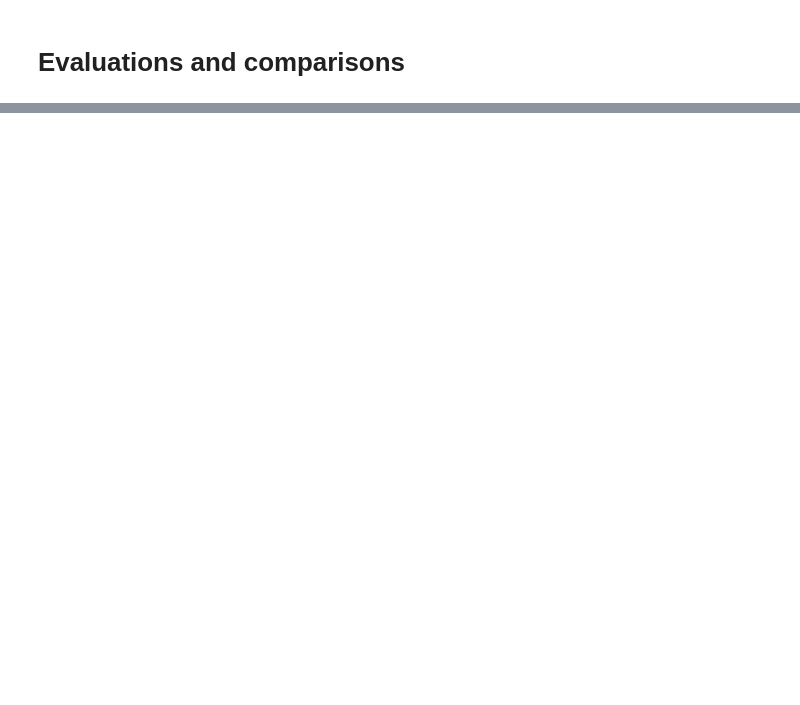
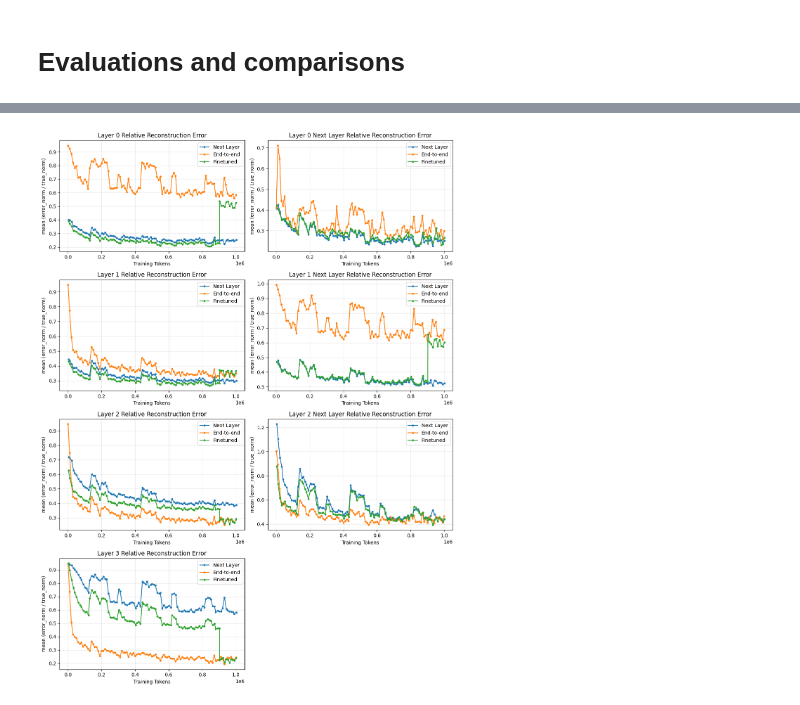
Before and after one commit to evan-lloyd/mechinterp-experiments, a Jupyter notebook: next_layer_sae/e2e_demo.ipynb, the cells around one changed output, grey strips where cells are left out. Drawn from its saved outputs; the diff is of its cells as text; code cells hidden in the pictures; blank space fills up the shorter version.

Commit message:
finetuning, plot training evals

```diff
--- a/next_layer_sae/e2e_demo.ipynb
+++ b/next_layer_sae/e2e_demo.ipynb
@@ -139,10 +142,11 @@ training_config = {
     method: TrainingConfig(
         tokenizer_batch_size=TOKENIZER_BATCH_SIZE,
         training_batch_size=TRAINING_BATCH_SIZE,
-        num_train_tokens=int(1e6),
+        e2e_batch_size=E2E_BATCH_SIZE,
+        num_train_tokens=NUM_TRAINING_TOKENS,
         dense_weight=0.0,
         idempotency_weight=0.0,
-        eval_interval=int(1e5),
+        eval_interval=int(1e4),
         train_layers=list(range(model.config.num_layers)),
         lr=1e-3,
         use_next_layer_sae=method is TrainingMethod.next_layer,
@@ -152,9 +156,12 @@ training_config = {
         balance_reconstruction_losses=method is TrainingMethod.next_layer,
         use_weighted_mask=False,
         method=method,
+        finetune_fraction=0.10 if method is TrainingMethod.finetuned else None,
     )
     for method in TrainingMethod
 }
+
+training_results = {}
 # %%
 import os
 
@@ -188,7 +195,7 @@ if VALIDATION_CACHE_DIR and (
 # %% [markdown]
 ## Next-layer auxiliary loss (my method)
 # %%
-train(
+training_results[TrainingMethod.next_layer] = train(
     model,
     tokenizer,
     saes[TrainingMethod.next_layer],
@@ -211,6 +217,6 @@ Recreation of the method SAE_e2e+ds from
 > Braun, Dan, Jordan Taylor, Nicholas Goldowsky-Dill, and Lee Sharkey. 2024. “Identifying Functionally Important Features with End-to-End Sparse Dictionary Learning.” arXiv [Cs.LG]. arXiv. http://arxiv.org/abs/2405.12241.
 # %%
-train(
+training_results[TrainingMethod.e2e] = train(
     model,
     tokenizer,
     saes[TrainingMethod.e2e],
@@ -231,6 +238,6 @@ Recreation of the KL fine-tuning method from
 > Karvonen, Adam. 2025. “Revisiting End-to-End Sparse Autoencoder Training: A Short Finetune Is All You Need.” arXiv [Cs.LG]. arXiv. http://arxiv.org/abs/2503.17272.
 # %%
-train(
+training_results[TrainingMethod.finetuned] = train(
     model,
     tokenizer,
     saes[TrainingMethod.finetuned],
@@ -409,0 +280,45 @@ for key in all_evals.keys():
+# %%
+# Get all layers from the training results
+layers = set()
+for method in training_results:
+    layers.update(training_results[method].keys())
+layers = sorted(layers)
+
+fig, axes = plt.subplots(len(layers), 2, figsize=(12, 4 * len(layers)))
+if len(layers) == 1:
+    axes = axes.reshape(1, -1)
+
+for i, layer in enumerate(layers):
+    # Plot rcn (relative reconstruction norm)
+    ax1 = axes[i, 0]
+    for method in training_results:
+        data = training_results[method][layer]['rcn']
+        tokens, rcn_values = zip(*data)
+        ax1.plot(tokens, rcn_values, label=method.value, marker='o', markersize=3)
+
+    ax1.set_xlabel('Training Tokens')
+    ax1.set_ylabel('mean (error_norm / true_norm)')
+    ax1.set_title(f'Layer {layer} Relative Reconstruction Error')
+    ax1.legend()
+    ax1.grid(True, alpha=0.3)
+
+    # Plot next_rcn (next layer relative reconstruction norm)
+    if layer != max(layers):
+        ax2 = axes[i, 1]
+        for method in training_results:
+            data = training_results[method][layer]['next_rcn']
+            tokens, next_rcn_values = zip(*data)
+            ax2.plot(tokens, next_rcn_values, label=method.value, marker='o', markersize=3)
+
+        ax2.set_xlabel('Training Tokens')
+        ax2.set_ylabel('mean (error_norm / true_norm)')
+        ax2.set_title(f'Layer {layer} Next Layer Relative Reconstruction Error')
+        ax2.legend()
+        ax2.grid(True, alpha=0.3)
+    else:
+        axes[i, 1].set_visible(False)
+
+plt.tight_layout()
+plt.show()
+# %% [output]
+[figure, added]
```
Also changed, not shown: parts of 6 cells of this notebook, 3 other files.
